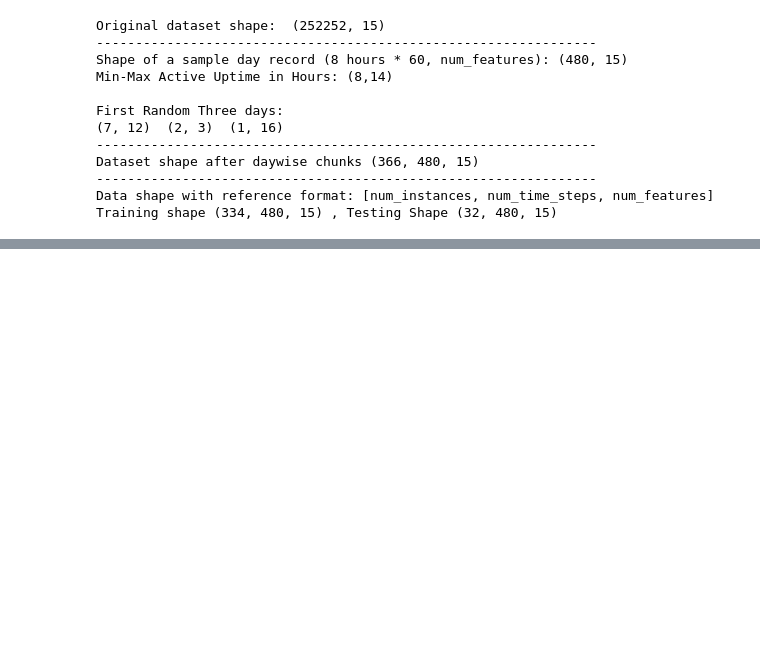
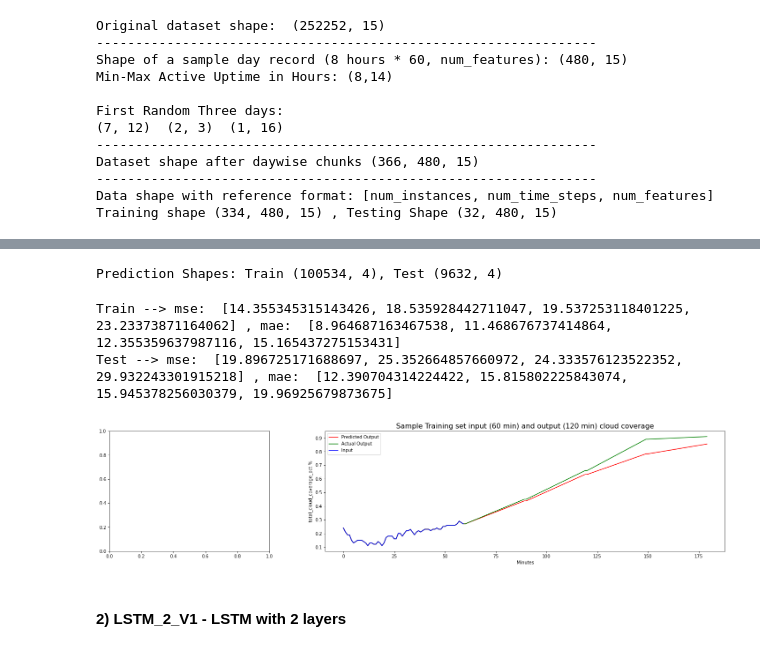
Before and after one commit to mrutyunjay17/solar-cloud-coverage-prediction, a Jupyter notebook: experiment_full.ipynb, the cells around one changed output, grey strips where cells are left out. Saved outputs shown, nothing was run; the diff lists cells and outputs as text; code cells hidden in the pictures; blank space fills up the shorter version.

```diff
--- a/experiment_full.ipynb
+++ b/experiment_full.ipynb
@@ -255,0 +358,2 @@ Univariate Training Set size for only 8 hours of data in minutes (57, 480, 15)
+# %%
+model = tf.keras.models.load_model('models/full/LSTM_1_V1_V1')
@@ -255,0 +362,21 @@ Univariate Training Set size for only 8 hours of data in minutes (57, 480, 15)
+# %%
+test_pred_y = model.predict(test_x_transformed)
+train_pred_y = model.predict(train_x_transformed)
+print("Prediction Shapes: Train {}, Test {} \n".format(train_pred_y.shape, test_pred_y.shape))
+# %% [output]
+Prediction Shapes: Train (100534, 4), Test (9632, 4)
+# %%
+train_rmse_scores, train_mae_scores= evaluate_forecasts_daily_eod_prediction(train_pred_y , train_y, days_sampled=train.shape[0])
+test_rmse_scores, test_mae_scores= evaluate_forecasts_daily_eod_prediction(test_pred_y , test_y, days_sampled=test.shape[0])
+
+print("Train --> mse: ", (train_rmse_scores), ", mae: ",(train_mae_scores))
+print("Test --> mse: ", (test_rmse_scores), ", mae: ",(test_mae_scores))
+# %% [output]
+Train --> mse:  [14.355345315143426, 18.535928442711047, 19.537253118401225, 23.23373871164062] , mae:  [8.964687163467538, 11.468676737414864, 12.355359637987116, 15.165437275153431]
+Test --> mse:  [19.896725171688697, 25.352664857660972, 24.333576123522352, 29.932243301915218] , mae:  [12.390704314224422, 15.815802225843074, 15.945378256030379, 19.96925679873675]
+# %%
+plot_model_evaluation(None, test_x, test_pred_y, test_y, (300*2))
+# %% [output]
+[figure, added]
+# %% [markdown]
+#### 2) LSTM_2_V1 - LSTM with 2 layers
```
Also changed, not shown: parts of 16 cells of this notebook, 5 other files.
